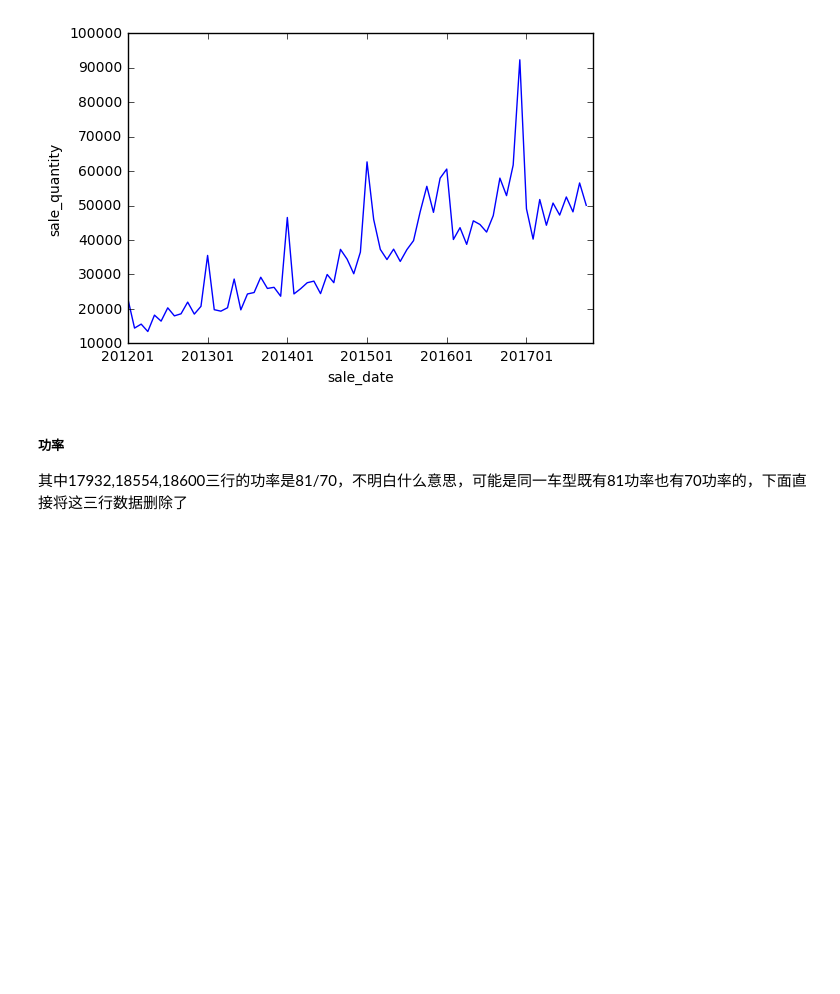
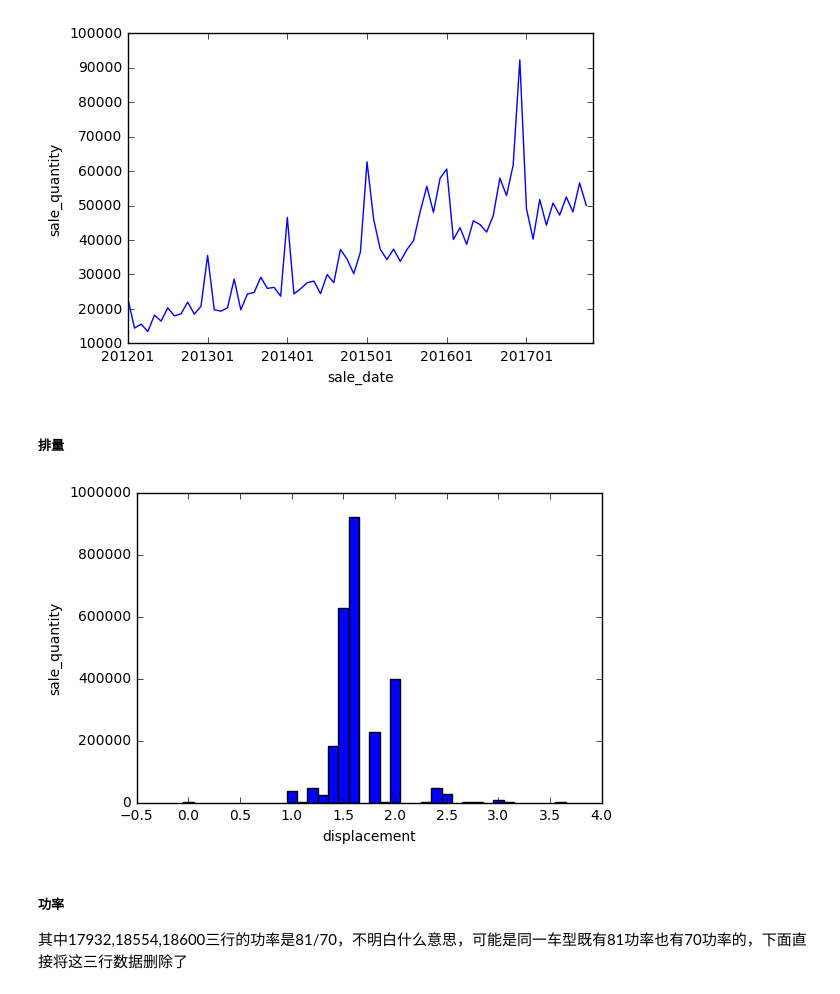
Before and after one commit to yudake/tianchi_yancheng, a Jupyter notebook: data_input.ipynb, the cells around one changed output. Drawn from its saved outputs; the diff is of its cells as text; code cells hidden in the pictures; blank space fills up the shorter version.

```diff
--- a/data_input.ipynb
+++ b/data_input.ipynb
@@ -115,6 +111,18 @@ plt.xlabel('sale_date')
 plt.show()
 # %% [output]
 [figure]
+# %% [markdown]
+##### 排量
+# %%
+labels = ['displacement', 'sale_quantity']
+trainPower = train[labels]
+trainPower = trainPower.groupby(trainPower['displacement']).agg('sum').reset_index()
+plt.bar(trainPower['displacement'], trainPower['sale_quantity'],width=0.1,align='center')
+plt.ylabel('sale_quantity')
+plt.xlabel('displacement')
+plt.show()
+# %% [output]
+[figure, added]
 # %% [markdown]
 ##### 功率
 
```
Also changed, not shown: parts of 1 cell of this notebook, 1 other file.
